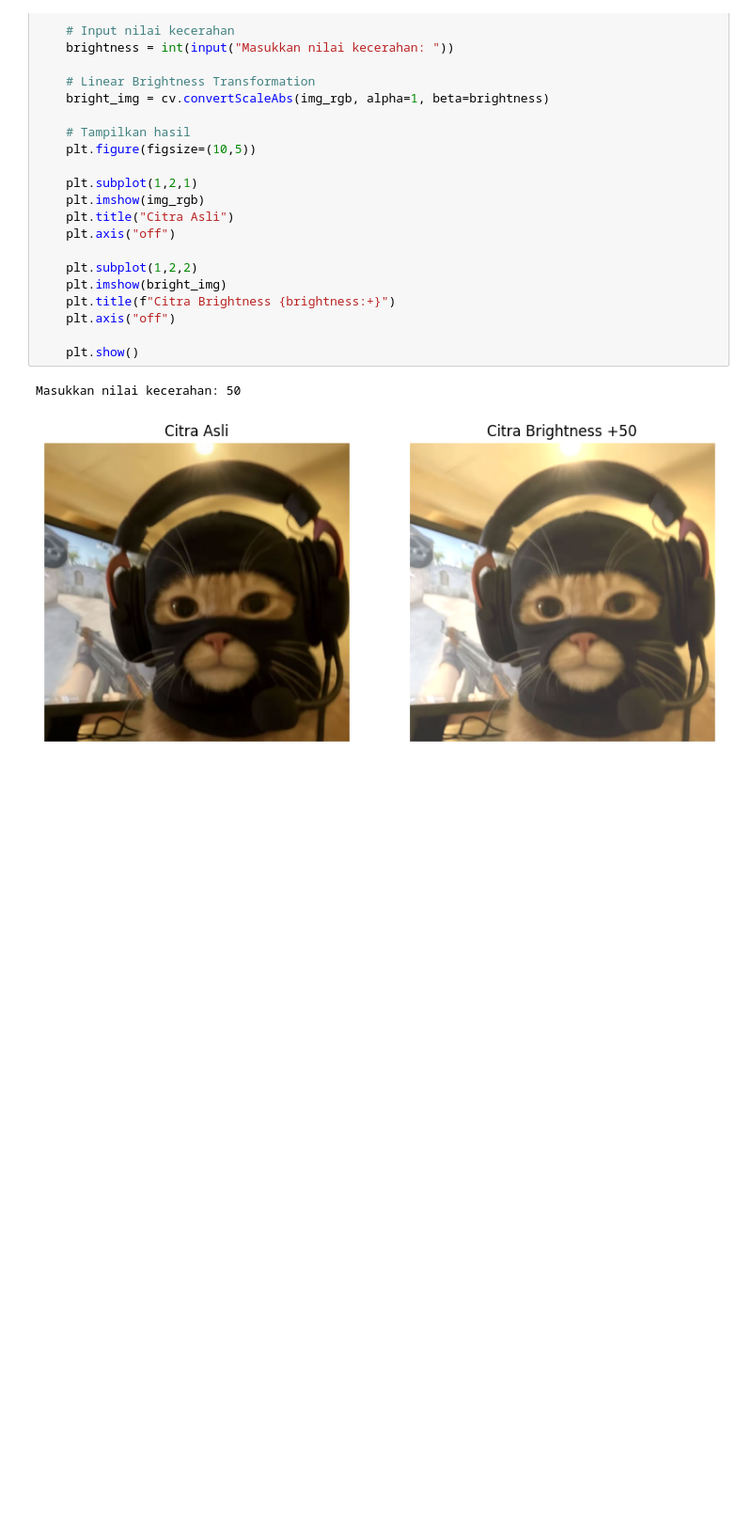
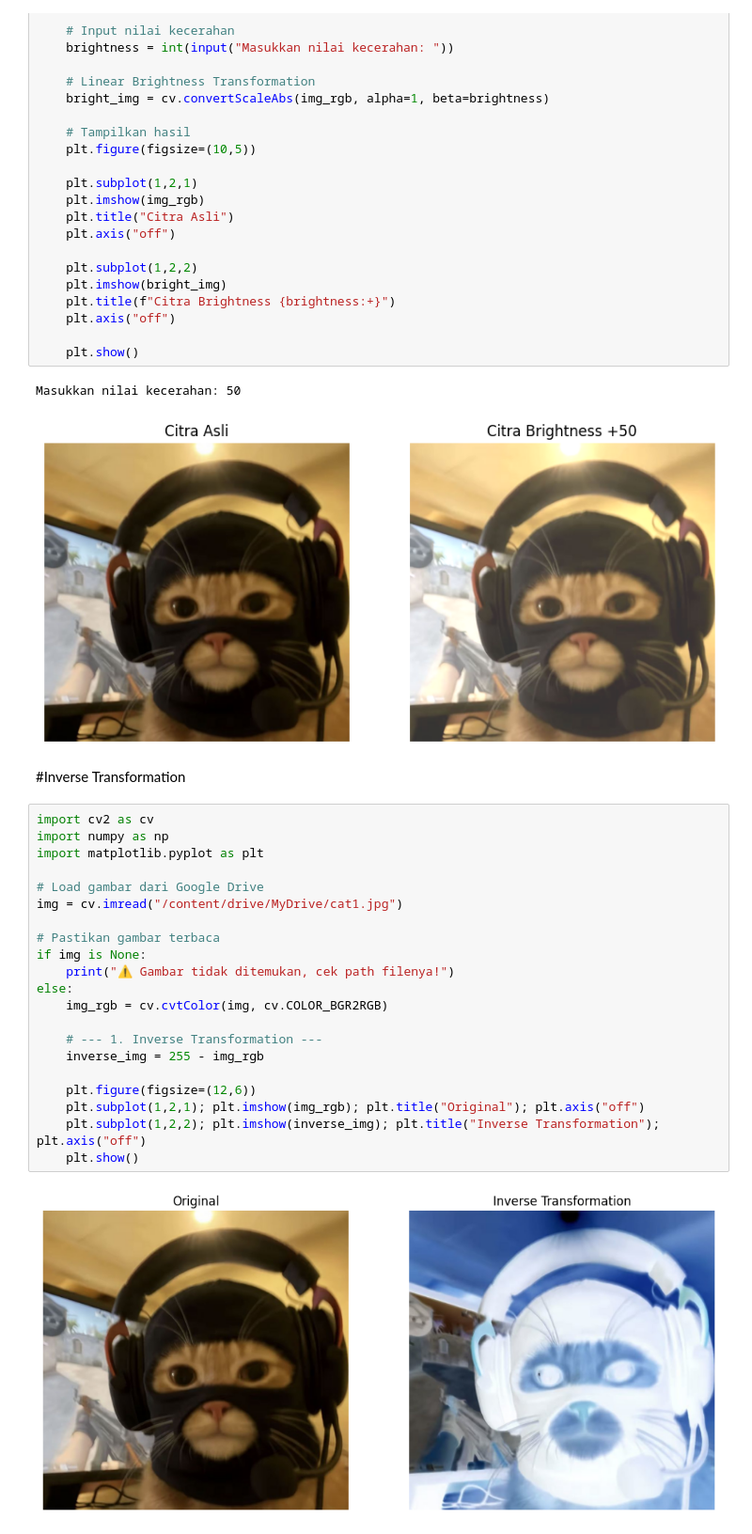
Before and after one commit to dimas1625/PCVK_GANJIL_2025, a Jupyter notebook: Week3.ipynb, the cells around one changed output. Shown at 94% size. Cells and saved outputs as stored; diff of their text form; blank space fills up the shorter version.

```diff
--- a/Week3.ipynb
+++ b/Week3.ipynb
@@ -38,3 +40,28 @@ else:
 # %% [output]
 Masukkan nilai kecerahan: 50
 [figure]
+# %% [markdown]
+#Inverse Transformation
+# %%
+import cv2 as cv
+import numpy as np
+import matplotlib.pyplot as plt
+
+# Load gambar dari Google Drive
+img = cv.imread("/content/drive/MyDrive/cat1.jpg")
+
+# Pastikan gambar terbaca
+if img is None:
+    print("⚠️ Gambar tidak ditemukan, cek path filenya!")
+else:
+    img_rgb = cv.cvtColor(img, cv.COLOR_BGR2RGB)
+
+    # --- 1. Inverse Transformation ---
+    inverse_img = 255 - img_rgb
+
+    plt.figure(figsize=(12,6))
+    plt.subplot(1,2,1); plt.imshow(img_rgb); plt.title("Original"); plt.axis("off")
+    plt.subplot(1,2,2); plt.imshow(inverse_img); plt.title("Inverse Transformation"); plt.axis("off")
+    plt.show()
+# %% [output]
+[figure, added]
```
Also changed, not shown: parts of 13 cells of this notebook.
